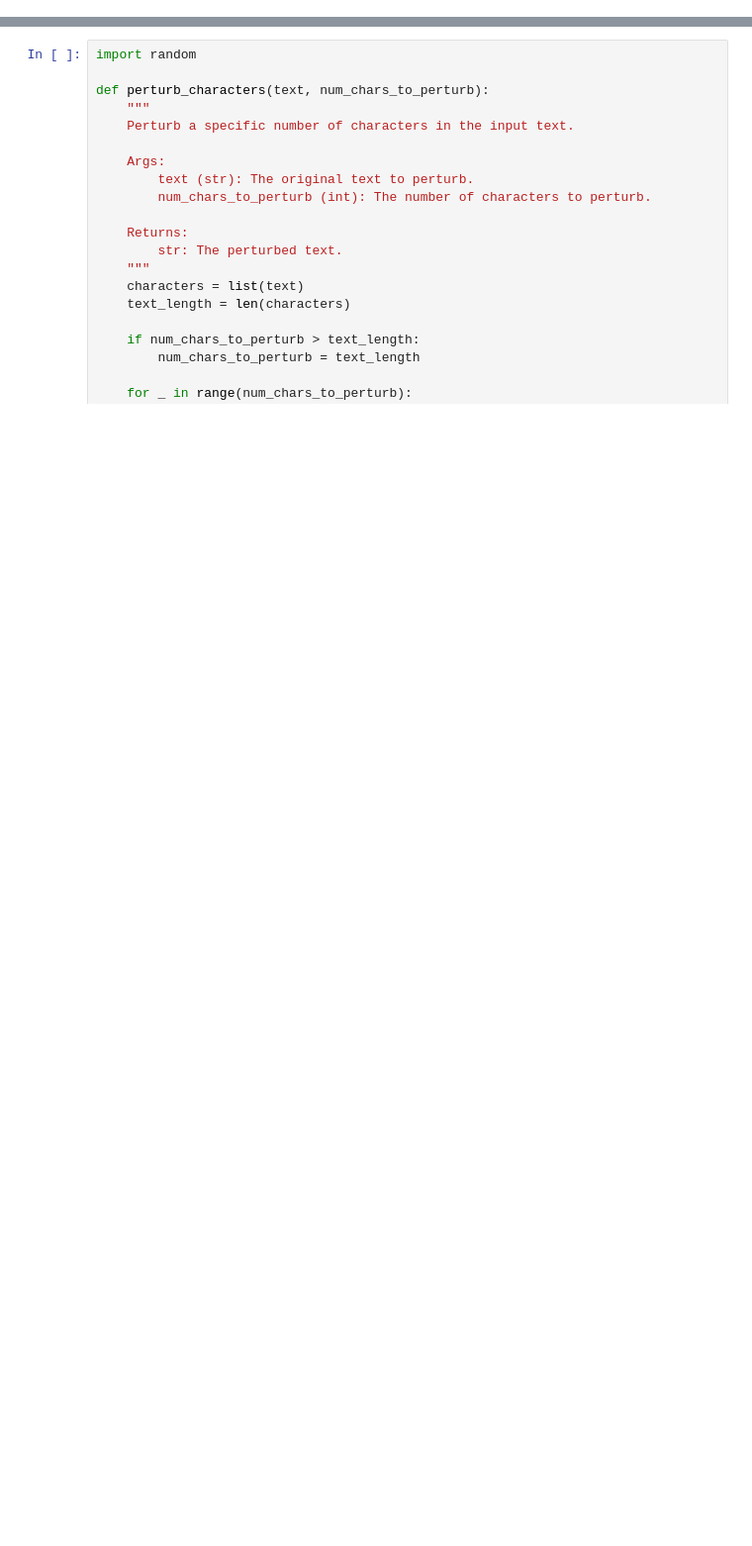
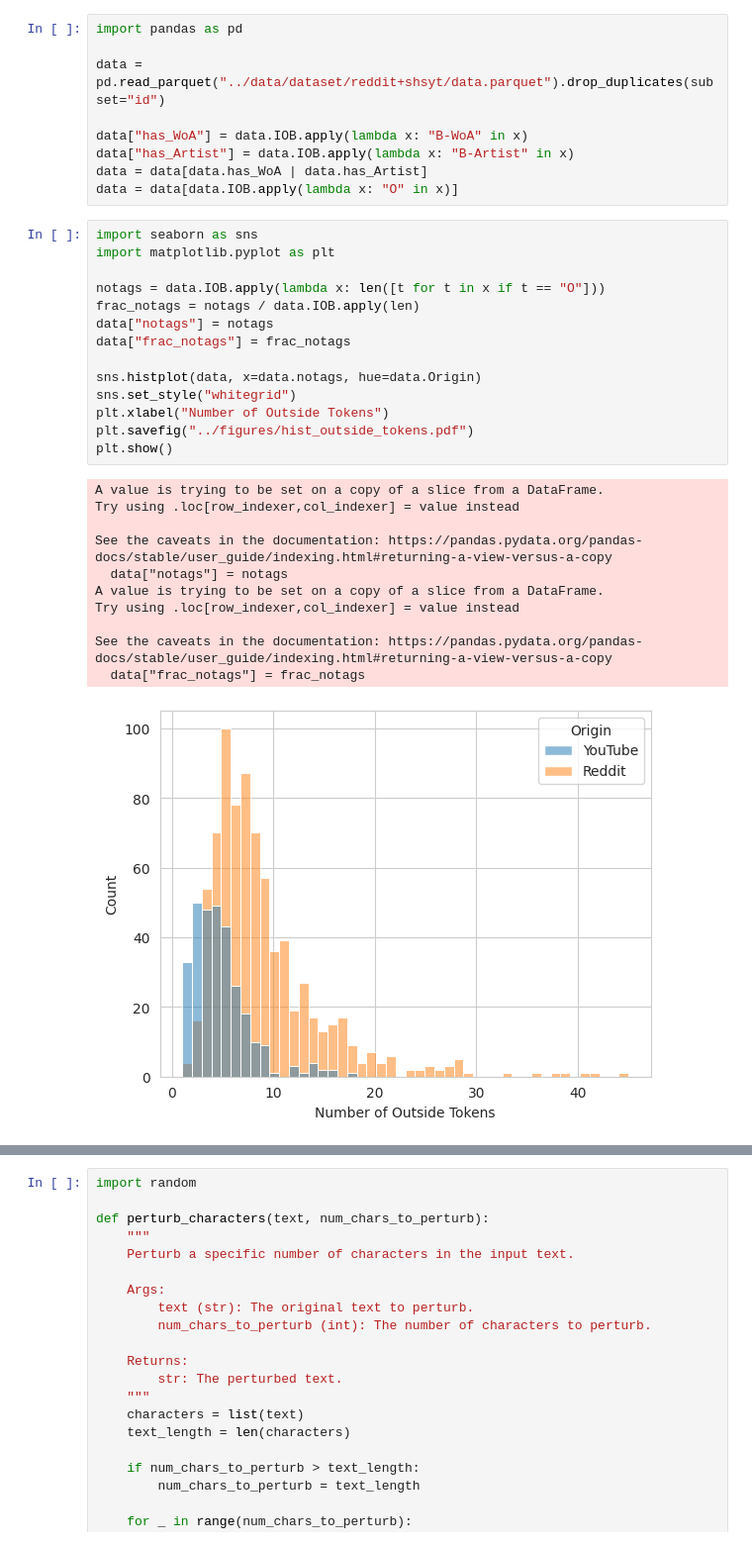
Before and after one commit to progsi/YTUnCoverLLM, a Jupyter notebook: notebooks/data_synthesis.ipynb, the cells around one changed output, grey strips where cells are left out. Shown at 99% size. Cells and saved outputs as stored; diff of their text form; blank space fills up the shorter version.

Commit message:
data synthesis

```diff
--- a/notebooks/data_synthesis.ipynb
+++ b/notebooks/data_synthesis.ipynb
@@ -65,0 +1,35 @@ New IOB Tags: ['O', 'B-PER', 'I-PER', 'O', 'B-LOC', 'I-LOC', 'I-LOC']
+# %%
+import pandas as pd
+
+data = pd.read_parquet("../data/dataset/reddit+shsyt/data.parquet").drop_duplicates(subset="id")
+
+data["has_WoA"] = data.IOB.apply(lambda x: "B-WoA" in x)
+data["has_Artist"] = data.IOB.apply(lambda x: "B-Artist" in x)
+data = data[data.has_WoA | data.has_Artist]
+data = data[data.IOB.apply(lambda x: "O" in x)]
+# %%
+import seaborn as sns
+import matplotlib.pyplot as plt
+
+notags = data.IOB.apply(lambda x: len([t for t in x if t == "O"]))
+frac_notags = notags / data.IOB.apply(len)
+data["notags"] = notags
+data["frac_notags"] = frac_notags
+
+sns.histplot(data, x=data.notags, hue=data.Origin)
+sns.set_style("whitegrid")
+plt.xlabel("Number of Outside Tokens")
+plt.savefig("../figures/hist_outside_tokens.pdf")
+plt.show()
+# %% [output]
+A value is trying to be set on a copy of a slice from a DataFrame.
+Try using .loc[row_indexer,col_indexer] = value instead
+
+See the caveats in the documentation: https://pandas.pydata.org/pandas-docs/stable/user_guide/indexing.html#returning-a-view-versus-a-copy
+  data["notags"] = notags
+A value is trying to be set on a copy of a slice from a DataFrame.
+Try using .loc[row_indexer,col_indexer] = value instead
+
+See the caveats in the documentation: https://pandas.pydata.org/pandas-docs/stable/user_guide/indexing.html#returning-a-view-versus-a-copy
+  data["frac_notags"] = frac_notags
+[figure, added]
```
Also changed, not shown: parts of 19 cells of this notebook, 4 other files.
